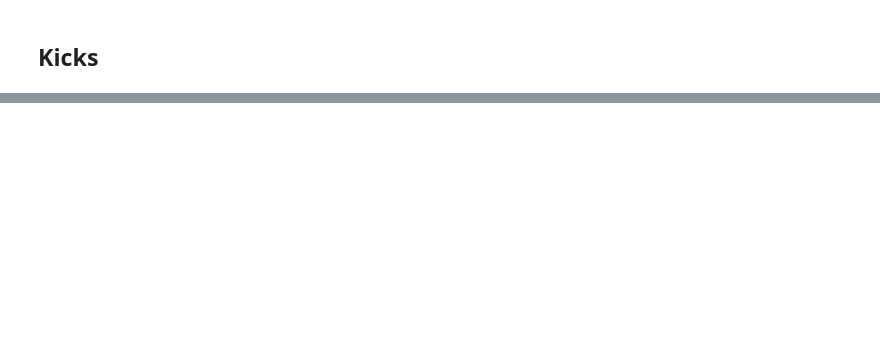
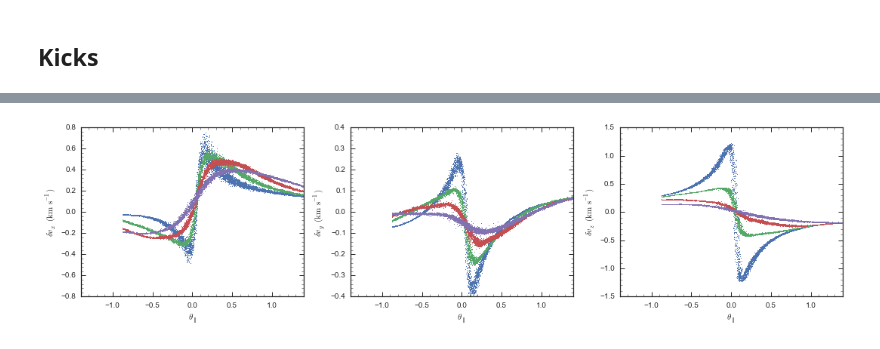
Before and after one commit to jobovy/stream-stream, a Jupyter notebook: py/SnapshotAnalysis.ipynb, the cells around one changed output, grey strips where cells are left out. Saved outputs shown, nothing was run; the diff lists cells and outputs as text; code cells hidden in the pictures; blank space fills up the shorter version.

```diff
--- a/py/SnapshotAnalysis.ipynb
+++ b/py/SnapshotAnalysis.ipynb
@@ -238,0 +413,47 @@ ylim(-.6,.6)
+# %%
+figsize(15,4)
+subplot(1,3,1)
+bovy_plot.bovy_plot(apar[indx]+2.4,
+                    snapvdiff_dm0p125[indx,0],
+                    ',',color=sns.color_palette()[0],
+                    xrange=[-1.4,1.4],
+                    yrange=[-.8,.8],
+                    gcf=True,
+                    xlabel=r'$\theta_\parallel$',
+                    ylabel=r'$\delta v_x\,(\mathrm{km\,s}^{-1})$')
+plot(apar[indx]+2.4,snapvdiff_dm0p25[indx,0],',',color=sns.color_palette()[1])
+plot(apar[indx]+2.4,snapvdiff_dm0p375[indx,0],',',color=sns.color_palette()[2])
+plot(apar[indx]+2.4,snapvdiff_dm0p5[indx,0],',',color=sns.color_palette()[3])
+if check_zeropoint:
+    plot(apar[indx]+2.4,snapvdiff_zeropoint[indx,0],',',color='k')
+subplot(1,3,2)
+bovy_plot.bovy_plot(apar[indx]+2.4,
+                    snapvdiff_dm0p125[indx,1],
+                    ',',color=sns.color_palette()[0],
+                    xrange=[-1.4,1.4],
+                    yrange=[-.4,.4],
+                    gcf=True,
+                    xlabel=r'$\theta_\parallel$',
+                    ylabel=r'$\delta v_y\,(\mathrm{km\,s}^{-1})$')
+plot(apar[indx]+2.4,snapvdiff_dm0p25[indx,1],',',color=sns.color_palette()[1])
+plot(apar[indx]+2.4,snapvdiff_dm0p375[indx,1],',',color=sns.color_palette()[2])
+plot(apar[indx]+2.4,snapvdiff_dm0p5[indx,1],',',color=sns.color_palette()[3])
+if check_zeropoint:
+    plot(apar[indx]+2.4,snapvdiff_zeropoint[indx,1],',',color='k')
+subplot(1,3,3)
+bovy_plot.bovy_plot(apar[indx]+2.4,
+                    snapvdiff_dm0p125[indx,2],
+                    ',',color=sns.color_palette()[0],
+                    xrange=[-1.4,1.4],
+                    yrange=[-1.5,1.5],
+                    gcf=True,
+                    xlabel=r'$\theta_\parallel$',
+                    ylabel=r'$\delta v_z\,(\mathrm{km\,s}^{-1})$')
+plot(apar[indx]+2.4,snapvdiff_dm0p25[indx,2],',',color=sns.color_palette()[1])
+plot(apar[indx]+2.4,snapvdiff_dm0p375[indx,2],',',color=sns.color_palette()[2])
+plot(apar[indx]+2.4,snapvdiff_dm0p5[indx,2],',',color=sns.color_palette()[3])
+if check_zeropoint:
+    plot(apar[indx]+2.4,snapvdiff_zeropoint[indx,2],',',color='k')
+tight_layout()
+# %% [output]
+[figure, added]
```
Also changed, not shown: parts of 12 cells of this notebook.
